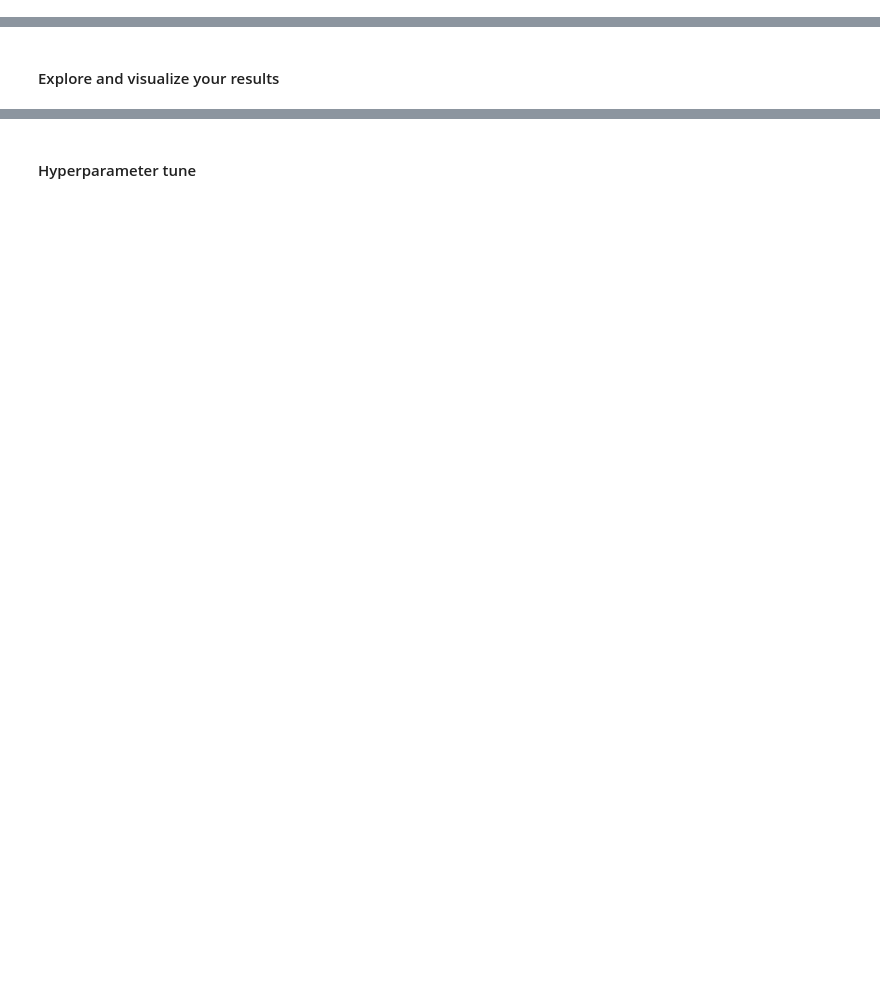
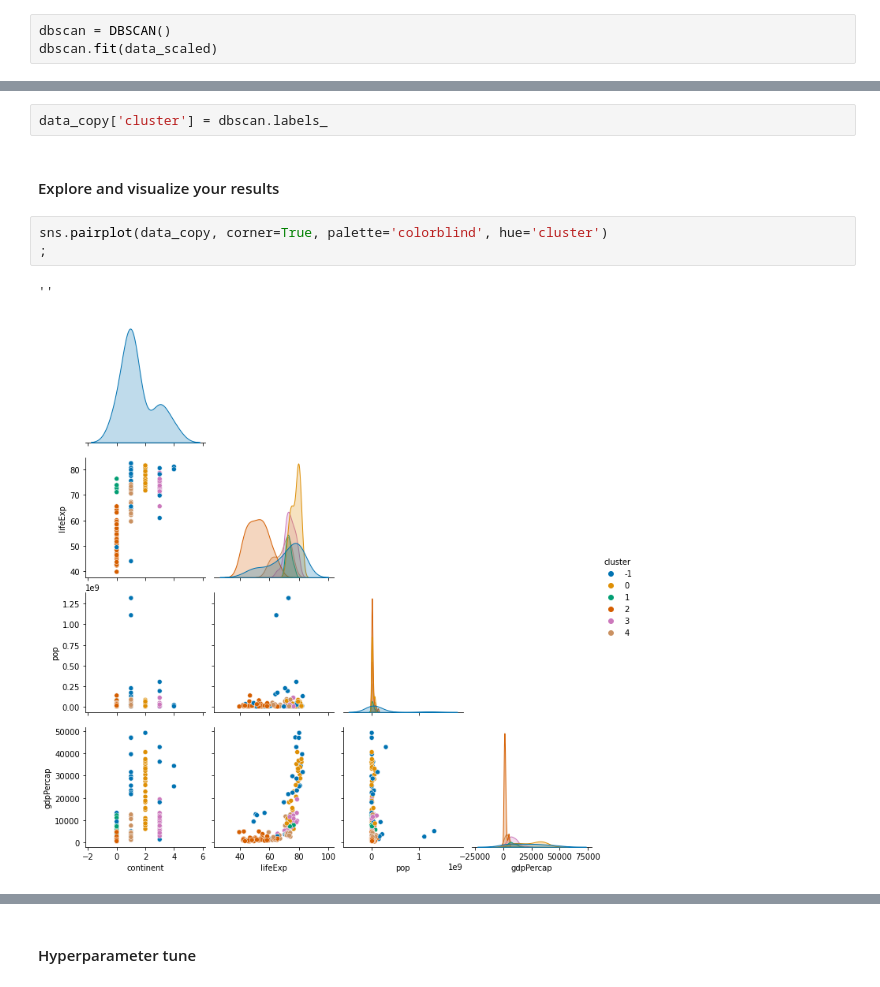
Before and after one commit to pezpet/general-assembly, a Jupyter notebook: labs/8.01-lab-clustering-master/clustering-lab-starter-andres.ipynb, the cells around one changed output, grey strips where cells are left out. Cells and saved outputs as stored; diff of their text form; blank space fills up the shorter version.

```diff
--- a/labs/8.01-lab-clustering-master/clustering-lab-starter-andres.ipynb
+++ b/labs/8.01-lab-clustering-master/clustering-lab-starter-andres.ipynb
@@ -178,3 +280,6 @@ Try several numbers of clusters.
 ## Part 2: DBSCAN
 # %% [markdown]
 Use DBSCAN to cluster
+# %%
+dbscan = DBSCAN()
+dbscan.fit(data_scaled)
@@ -181,2 +300,10 @@ Use DBSCAN to cluster
+# %%
+data_copy['cluster'] = dbscan.labels_
 # %% [markdown]
 #### Explore and visualize your results
+# %%
+sns.pairplot(data_copy, corner=True, palette='colorblind', hue='cluster')
+;
+# %% [output]
+''
+[figure, added]
```
Also changed, not shown: parts of 23 cells of this notebook.
